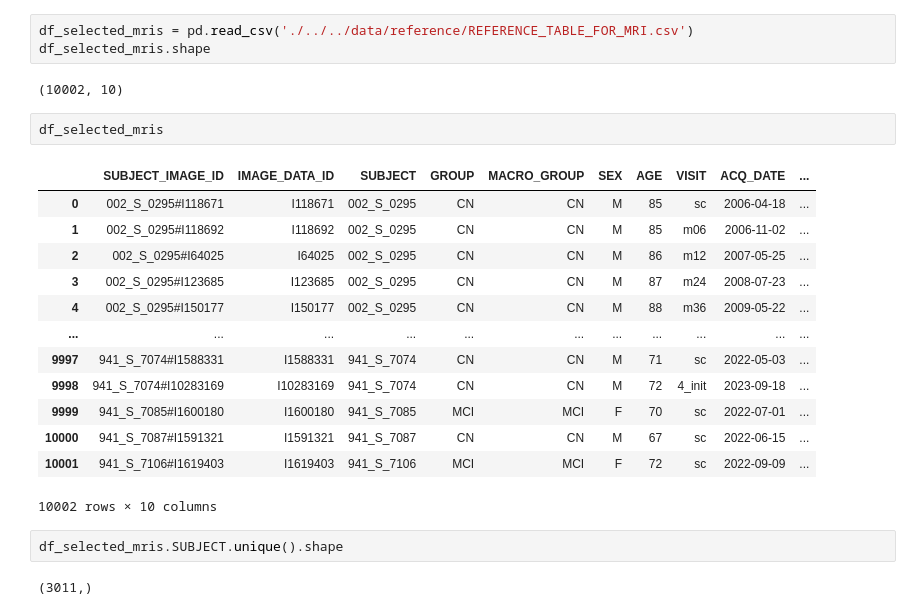
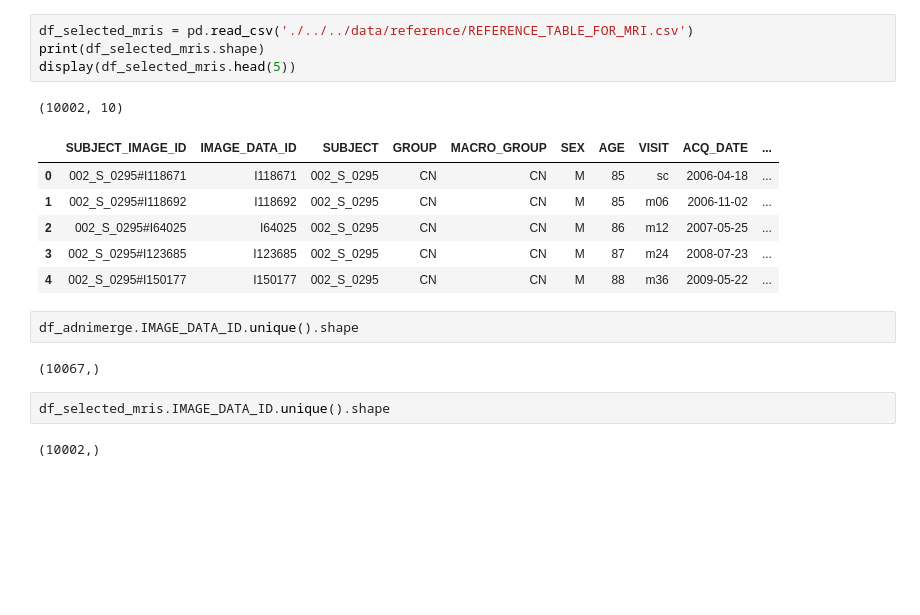
Before and after one commit to lucasthim/mmml-alzheimer-diagnosis, a Jupyter notebook: notebooks/2026_paper/20260624_reviewing_adnimerge.ipynb, the cells around one changed output. Drawn from its saved outputs; the diff is of its cells as text; blank space fills up the shorter version.

```diff
--- a/notebooks/2026_paper/20260624_reviewing_adnimerge.ipynb
+++ b/notebooks/2026_paper/20260624_reviewing_adnimerge.ipynb
@@ -8,25 +22,20 @@ df_adnimerge.shape
 # %%
 df_selected_mris = pd.read_csv('./../../data/reference/REFERENCE_TABLE_FOR_MRI.csv')
-df_selected_mris.shape
+print(df_selected_mris.shape)
+display(df_selected_mris.head(5))
 # %% [output]
 (10002, 10)
+|  | SUBJECT_IMAGE_ID | IMAGE_DATA_ID | SUBJECT | GROUP | MACRO_GROUP | SEX | AGE | VISIT | ACQ_DATE | ... |
+| 0 | 002_S_0295#I118671 | I118671 | 002_S_0295 | CN | CN | M | 85 | sc | 2006-04-18 | ... |
+| 1 | 002_S_0295#I118692 | I118692 | 002_S_0295 | CN | CN | M | 85 | m06 | 2006-11-02 | ... |
+| 2 | 002_S_0295#I64025 | I64025 | 002_S_0295 | CN | CN | M | 86 | m12 | 2007-05-25 | ... |
+| 3 | 002_S_0295#I123685 | I123685 | 002_S_0295 | CN | CN | M | 87 | m24 | 2008-07-23 | ... |
+| 4 | 002_S_0295#I150177 | I150177 | 002_S_0295 | CN | CN | M | 88 | m36 | 2009-05-22 | ... |
-# %%
-df_selected_mris
-# %% [output]
-|  | SUBJECT_IMAGE_ID | IMAGE_DATA_ID | SUBJECT | GROUP | MACRO_GROUP | SEX | AGE | VISIT | ACQ_DATE | ... |
-| 0 | 002_S_0295#I118671 | I118671 | 002_S_0295 | CN | CN | M | 85 | sc | 2006-04-18 | ... |
-| 1 | 002_S_0295#I118692 | I118692 | 002_S_0295 | CN | CN | M | 85 | m06 | 2006-11-02 | ... |
-| 2 | 002_S_0295#I64025 | I64025 | 002_S_0295 | CN | CN | M | 86 | m12 | 2007-05-25 | ... |
-| 3 | 002_S_0295#I123685 | I123685 | 002_S_0295 | CN | CN | M | 87 | m24 | 2008-07-23 | ... |
-| 4 | 002_S_0295#I150177 | I150177 | 002_S_0295 | CN | CN | M | 88 | m36 | 2009-05-22 | ... |
-| ... | ... | ... | ... | ... | ... | ... | ... | ... | ... | ... |
-| 9997 | 941_S_7074#I1588331 | I1588331 | 941_S_7074 | CN | CN | M | 71 | sc | 2022-05-03 | ... |
-| 9998 | 941_S_7074#I10283169 | I10283169 | 941_S_7074 | CN | CN | M | 72 | 4_init | 2023-09-18 | ... |
-| 9999 | 941_S_7085#I1600180 | I1600180 | 941_S_7085 | MCI | MCI | F | 70 | sc | 2022-07-01 | ... |
-| 10000 | 941_S_7087#I1591321 | I1591321 | 941_S_7087 | CN | CN | M | 67 | sc | 2022-06-15 | ... |
-| 10001 | 941_S_7106#I1619403 | I1619403 | 941_S_7106 | MCI | MCI | F | 72 | sc | 2022-09-09 | ... |
-10002 rows × 10 columns
+# %%
+df_adnimerge.IMAGE_DATA_ID.unique().shape
+# %% [output]
+(10067,)
 # %%
-df_selected_mris.SUBJECT.unique().shape
+df_selected_mris.IMAGE_DATA_ID.unique().shape
 # %% [output]
-(3011,)
+(10002,)
```
Also changed, not shown: parts of 10 cells of this notebook.
